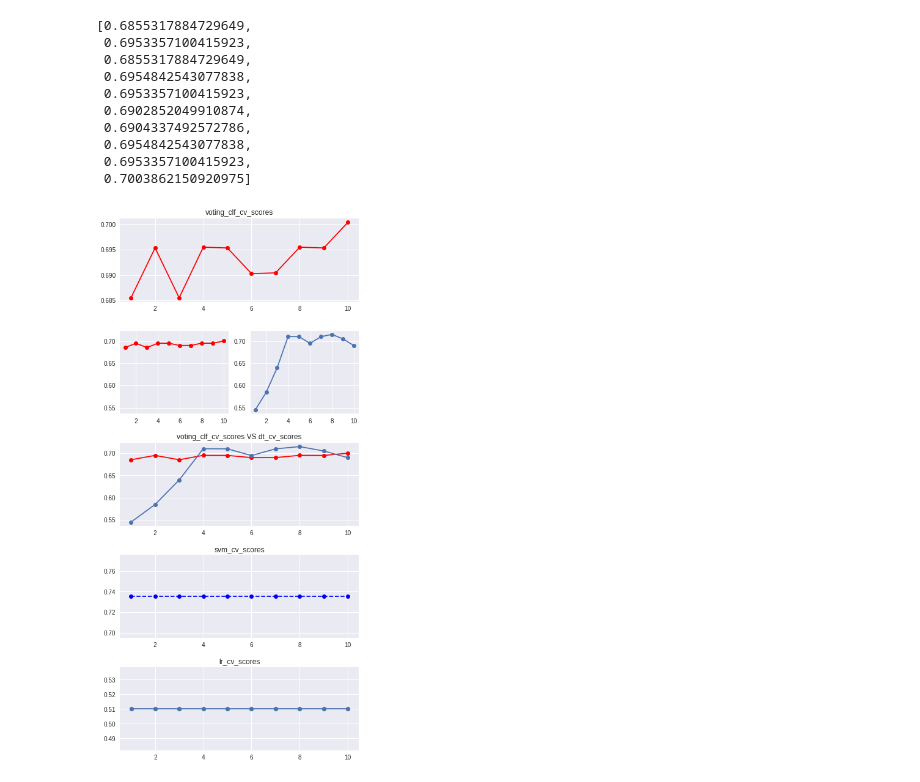
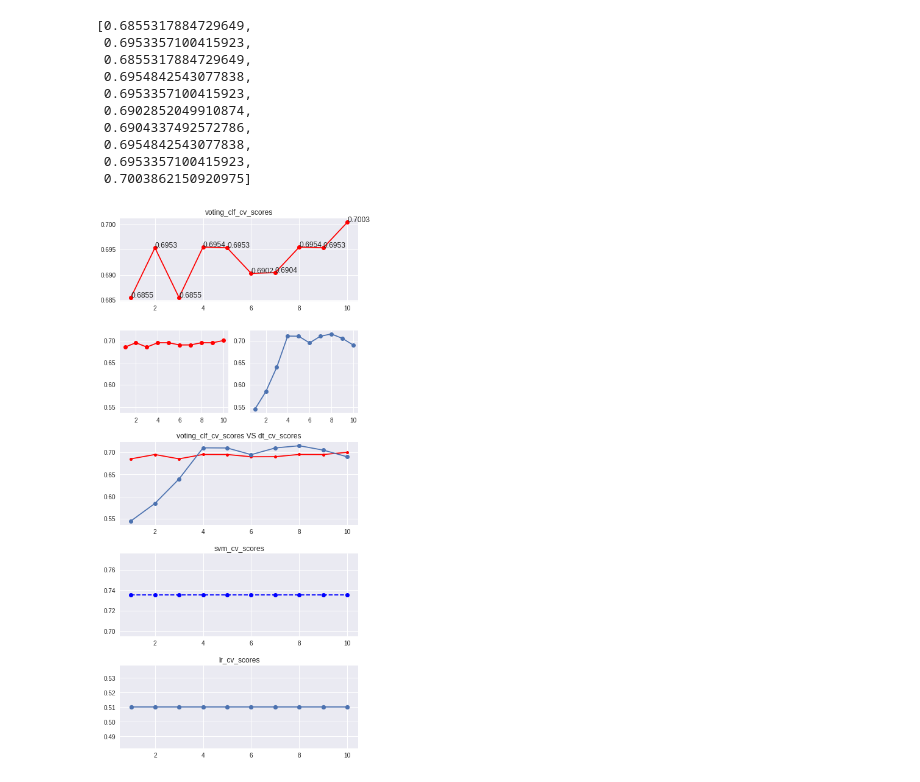
Before and after one commit to aakashv000/Machine-Learning-Lab-CS3103, a Jupyter notebook: Lab_10_Ensembling_methods.ipynb, the cells around one changed output. Drawn from its saved outputs; the diff is of its cells as text; code cells hidden in the pictures.

```diff
--- a/Lab_10_Ensembling_methods.ipynb
+++ b/Lab_10_Ensembling_methods.ipynb
@@ -159,38 +159,40 @@ voting_clf_cv_scores
 # %%
 plt.figure(1, figsize=(7, 16))
 
-plt.subplot(511)
+ax = plt.subplot(511)
 plt.plot(range(1, 11), voting_clf_cv_scores, 'ro-')
 plt.title('voting_clf_cv_scores')
+for x, y in zip(range(1, 11), voting_clf_cv_scores):
+    ax.annotate(str(y)[:6], xy=(x, y))
 
 
 axes_voting = plt.subplot(523)
 # plt.scatter(range(1, 11), voting_clf_cv_scores)
 plt.plot(range(1, 11), voting_clf_cv_scores, color='red', marker='o', linestyle='solid')
 # plt.ylim(0, 1)
 # plt.yticks(np.arange(min(voting_clf_cv_scores) - 0.1, max(voting_clf_cv_scores) + 0.1, step=0.1))
 # yticks_loc_voting, _ = plt.yticks()
 
 plt.subplot(524, sharey=axes_voting)
 # plt.yticks(yticks_loc_voting)
 plt.plot(range(1, 11), dt_cv_scores, 'o-')
 plt.subplots_adjust(hspace=0.35)
 
 
 plt.subplot(513)
-plt.plot(range(1, 11), voting_clf_cv_scores, 'ro-')
+plt.plot(range(1, 11), voting_clf_cv_scores, 'ro-', markersize=5)
 plt.plot(range(1, 11), dt_cv_scores, 'o-')
 plt.title('voting_clf_cv_scores VS dt_cv_scores')
 
 plt.subplot(514)
 plt.plot(range(1, 11), svm_cv_scores, 'bo--')
 plt.title('svm_cv_scores')
 
 plt.subplot(515)
 plt.scatter(range(1, 11), lr_cv_scores)
 plt.plot(range(1, 11), lr_cv_scores)
 plt.title('lr_cv_scores')
 
 plt.show()
 # %% [output]
-[figure, old version]
+[figure, new version]
```
